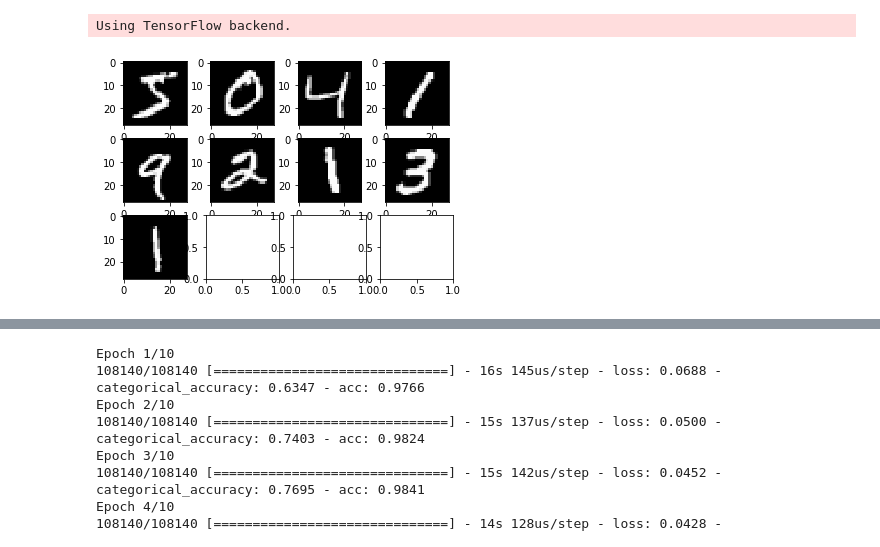
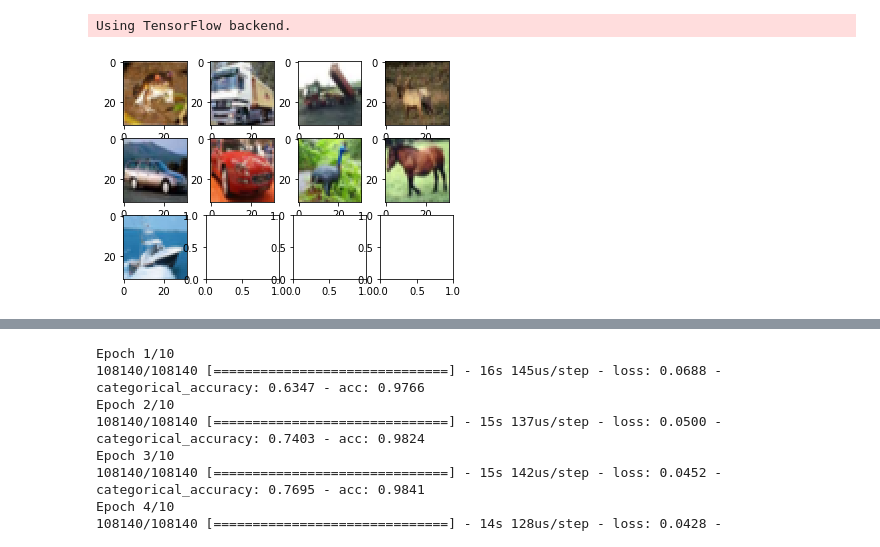
Before and after one commit to saram1sra/GANS-missing, a Jupyter notebook: missing_data_experiments.ipynb, the cells around one changed output, grey strips where cells are left out. Saved outputs shown, nothing was run; the diff lists cells and outputs as text; code cells hidden in the pictures.

Commit message:
added CIFAR data and tested discriminator + experimenting with ipyparallel

```diff
--- a/missing_data_experiments.ipynb
+++ b/missing_data_experiments.ipynb
@@ -27,38 +27,42 @@ def load_handwritten_data(digits_only=True):
     else:
         x_, y_ = extract_training_samples('letters')
         test_ind = np.random.randint(0, x_.shape[0], int(1/7*x_.shape[0]))
         x_test, y_test = x_[test_ind,...], y_[test_ind,...]
         x_train, y_train = np.delete(x_, test_ind, axis=0), np.delete(y_, test_ind,axis=0)
 
     # normalize data
     normal_train_factor, normal_test_factor = np.max(x_train.flatten())/2, np.max(x_test.flatten())/2
     x_train, x_test = normalize(x_train, normal_train_factor), normalize(x_test, normal_test_factor)
     return(x_train, y_train, x_test, y_test)
 
-# 2. COCO Dataset -
-def load_COCO_images():
-    pass
+# 2. CIFAR Dataset -
+def load_CIFAR_data():
+    (x_train, y_train), (x_test, y_test) = cifar10.load_data()
+    return(x_train, y_train, x_test, y_test)
 
 
 # Visualizing the images
 import matplotlib.pyplot as plt
 import math as m
 def plot_imgs(imgs, plt_per_lines=4):
     %matplotlib inline
     if(type(imgs) != list):
         print("Please pass list of images")
         return
     n = len(imgs)
     fig, axs = plt.subplots(m.ceil(n/plt_per_lines),plt_per_lines)
     for i,ax in enumerate(axs.flat):
         if( i >= n): return
         ax.imshow(imgs[i], cmap="gray")
     plt.show()
 
-train, y_train, test, y_test  = load_handwritten_data()
+# train, y_train, test, y_test  = load_handwritten_data()
+train, y_train, test, y_test  = load_CIFAR_data()
+#use LUMA coding to turn to grayscale
+
 plot_imgs([i for i in train[0:9, ...]])
 # %% [output]
-[figure, old version]
+[figure, new version]
 # %%
 # Basic descriminator
 def discriminator(n_classes, image_shape):
```
Also changed, not shown: parts of 9 cells of this notebook, 1 other file.
